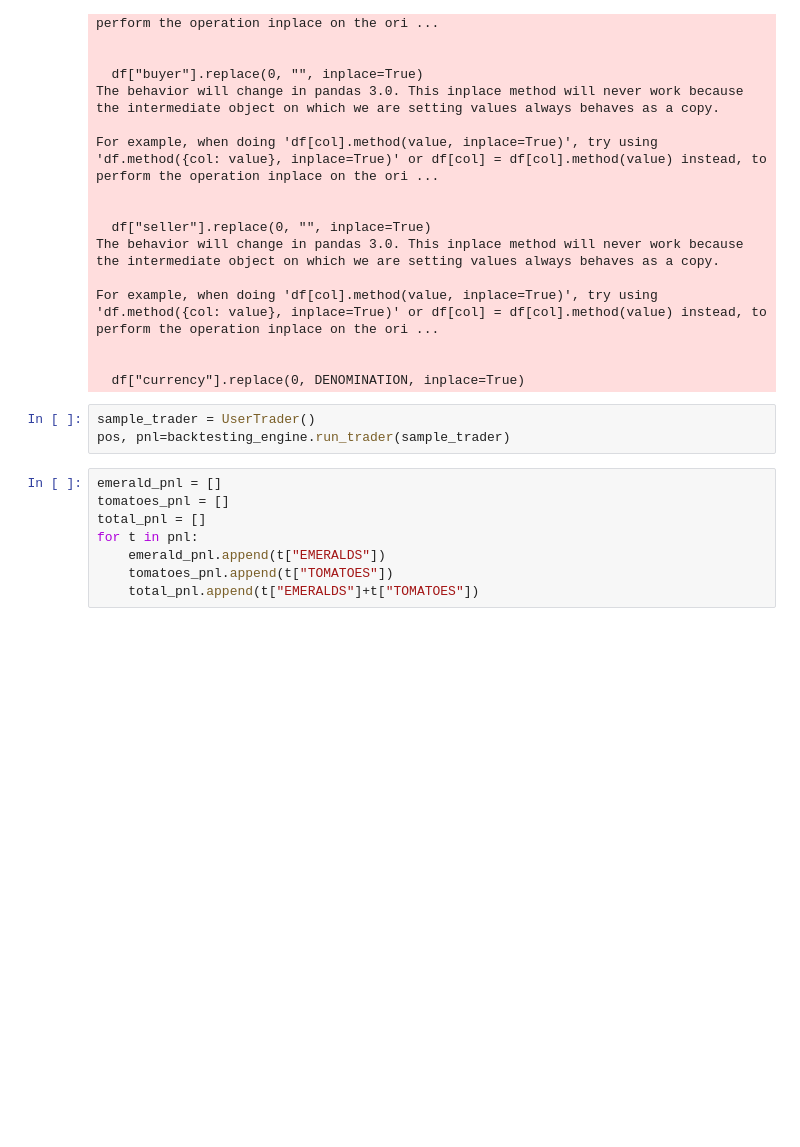
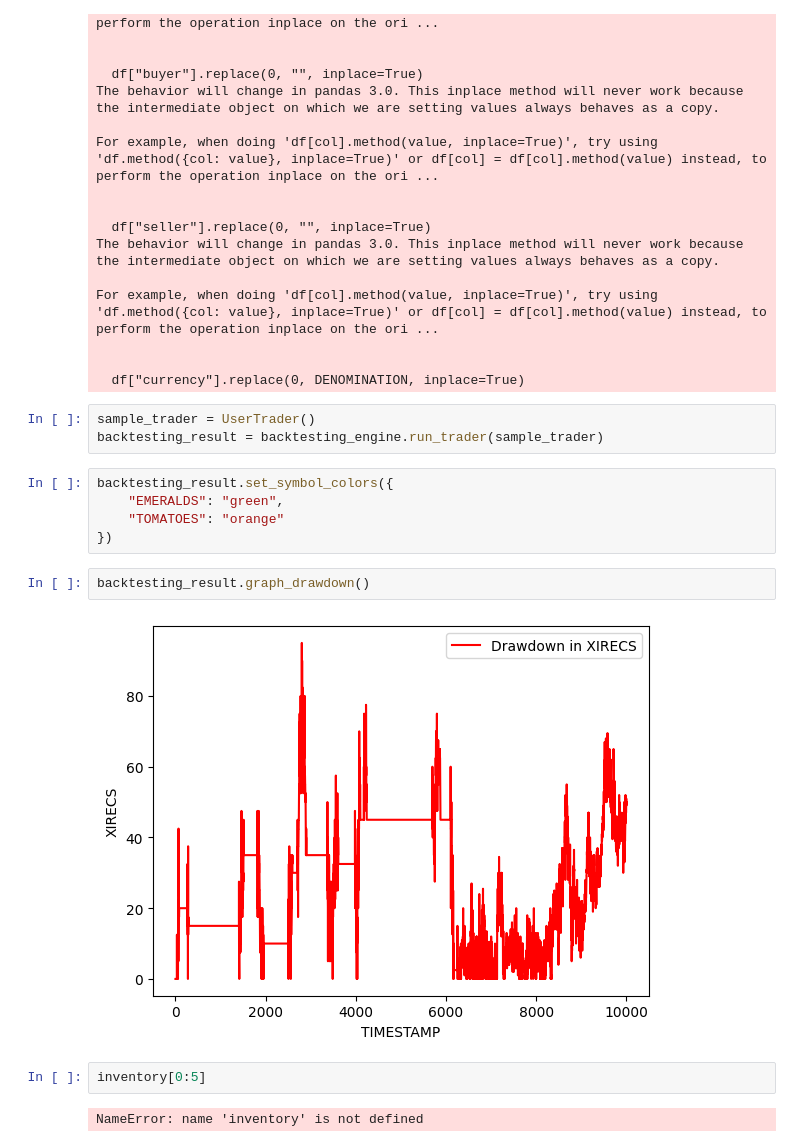
Before and after one commit to danielhyuncoder/IMC-Trading-Prosperity-Competition-04, a Jupyter notebook: backtesting_engine/model.ipynb, the cells around one changed output. Drawn from its saved outputs; the diff is of its cells as text; blank space fills up the shorter version.

Commit message:
finished main backtester logic + visualizer

```diff
--- a/backtesting_engine/model.ipynb
+++ b/backtesting_engine/model.ipynb
@@ -105,12 +107,17 @@ For example, when doing 'df[col].method(value, inplace=True)', try using 'df.met
   df["currency"].replace(0, DENOMINATION, inplace=True)
 # %%
 sample_trader = UserTrader()
-pos, pnl=backtesting_engine.run_trader(sample_trader)
+backtesting_result = backtesting_engine.run_trader(sample_trader)
+# %%
+backtesting_result.set_symbol_colors({
+    "EMERALDS": "green",
+    "TOMATOES": "orange"
+})
 # %%
-emerald_pnl = []
-tomatoes_pnl = []
-total_pnl = []
-for t in pnl:
-    emerald_pnl.append(t["EMERALDS"])
-    tomatoes_pnl.append(t["TOMATOES"])
-    total_pnl.append(t["EMERALDS"]+t["TOMATOES"])
+backtesting_result.graph_drawdown()
+# %% [output]
+[figure, added]
+# %%
+inventory[0:5]
+# %% [output]
+NameError: name 'inventory' is not defined
```
Also changed, not shown: parts of 3 cells of this notebook, 2 other files.
